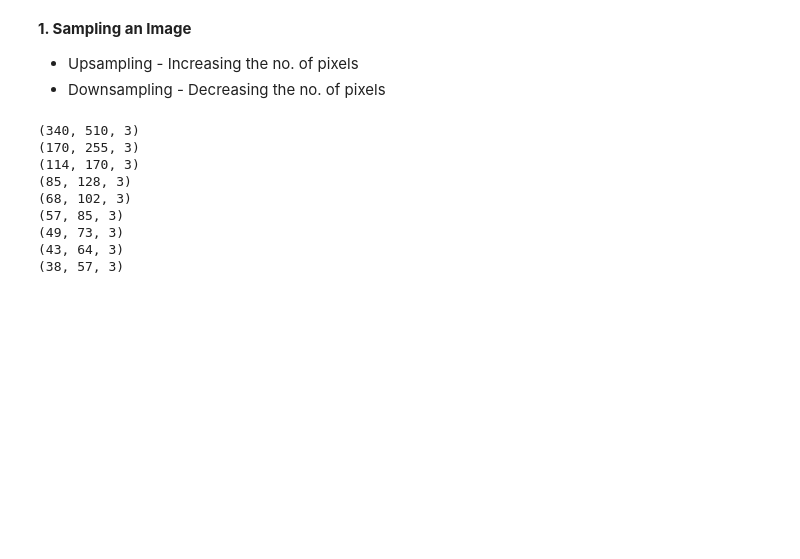
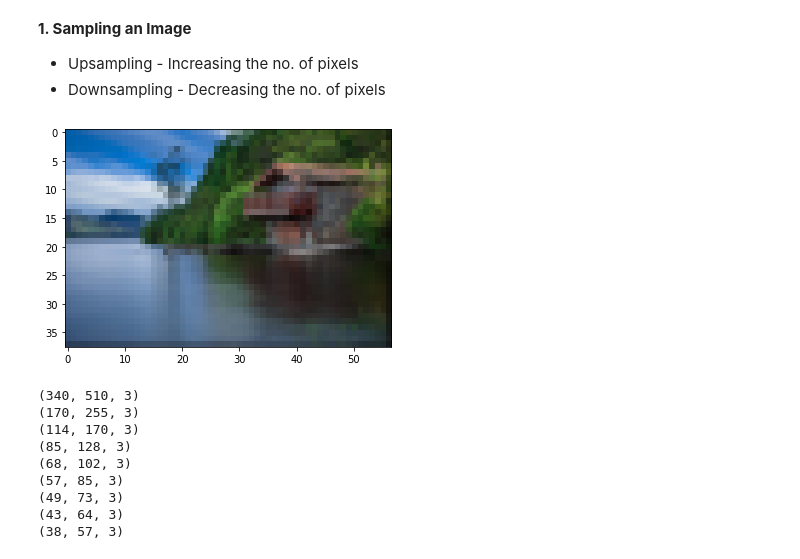
Before and after one commit to IshaqKHATTAK/Computer-Vision, a Jupyter notebook: 2020313_Muhammad_ishaq(ASSIGNMENT_2).ipynb, the cells around one changed output. Drawn from its saved outputs; the diff is of its cells as text; code cells hidden in the pictures; blank space fills up the shorter version.

```diff
--- a/2020313_Muhammad_ishaq(ASSIGNMENT_2).ipynb
+++ b/2020313_Muhammad_ishaq(ASSIGNMENT_2).ipynb
@@ -27,6 +28,14 @@ import cv2 as cv
 #We will use downscale_local utility of the skimage for downsampling the image
 #You could find the documentation here:
 #https://scikit-image.org/docs/stable/api/skimage.transform.html#skimage.transform.downscale_local_mean
+# %%
+def up_sample(img,factr):
+  image_dp = downscale_local_mean(image, factors=(factr, factr, 1)).astype(int)
+  plt.imshow(image_dp)
+# %%
+up_sample(img1,9)
+# %% [output]
+[figure, added]
 # %%
 image = imread('/content/lake.jpg')
 shape = image.shape
```
Also changed, not shown: parts of 14 cells of this notebook.
